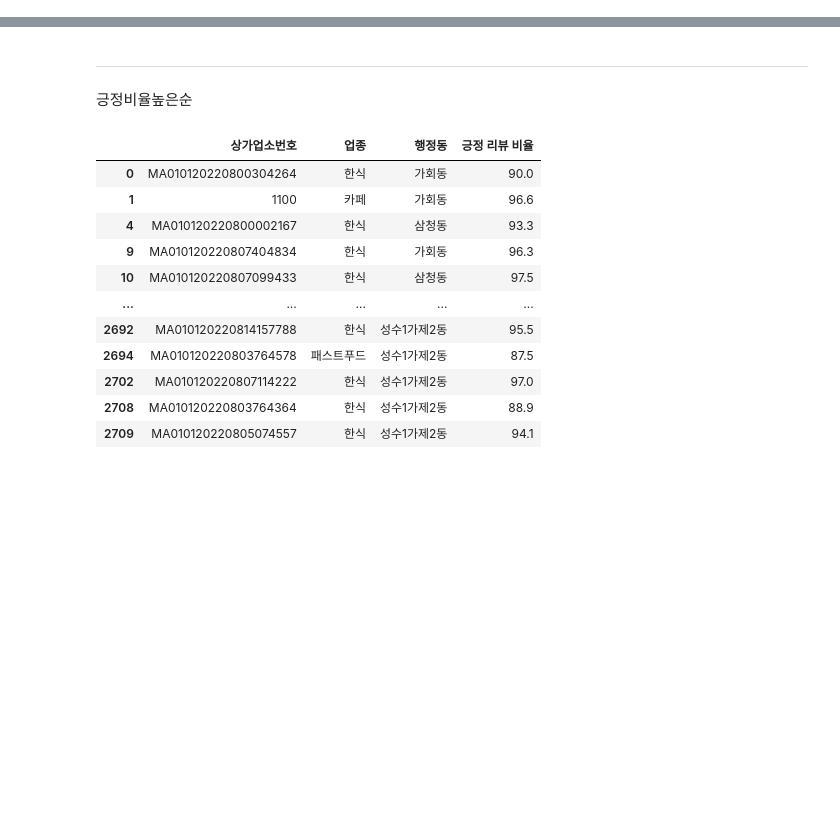
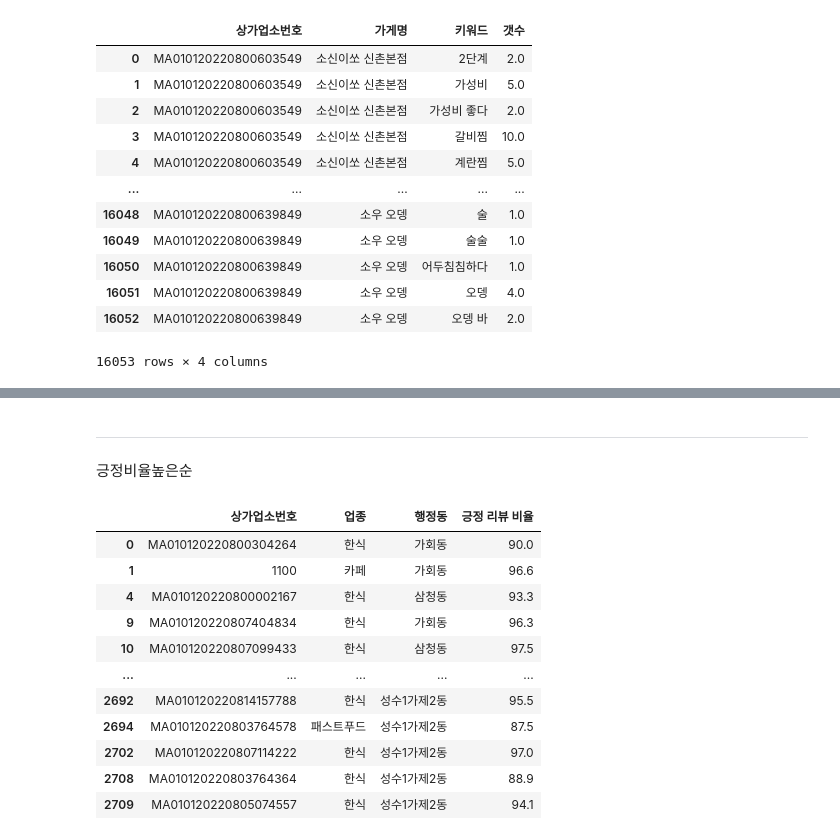
Before and after one commit to TEAM-SMooD/Keyword_Extraction, a Jupyter notebook: total_keyword.ipynb, the cells around one changed output, grey strips where cells are left out. Drawn from its saved outputs; the diff is of its cells as text; code cells hidden in the pictures; blank space fills up the shorter version.

```diff
--- a/total_keyword.ipynb
+++ b/total_keyword.ipynb
@@ -9,0 +40,18 @@ bukchon1_1 = pd.read_csv('./가게별 키워드 개수/북촌_23년1분기_가
+# %%
+sinchon_info = info[info['행정동'].isin(['신촌동'])][['상가업소번호']].reset_index(drop=True)
+sinchon = pd.merge(sinchon_info, sinchon1, on='상가업소번호', how='left')
+sinchon
+# %% [output]
+|  | 상가업소번호 | 가게명 | 키워드 | 갯수 |
+| 0 | MA010120220800603549 | 소신이쏘 신촌본점 | 2단계 | 2.0 |
+| 1 | MA010120220800603549 | 소신이쏘 신촌본점 | 가성비 | 5.0 |
+| 2 | MA010120220800603549 | 소신이쏘 신촌본점 | 가성비 좋다 | 2.0 |
+| 3 | MA010120220800603549 | 소신이쏘 신촌본점 | 갈비찜 | 10.0 |
+| 4 | MA010120220800603549 | 소신이쏘 신촌본점 | 계란찜 | 5.0 |
+| ... | ... | ... | ... | ... |
+| 16048 | MA010120220800639849 | 소우 오뎅 | 술 | 1.0 |
+| 16049 | MA010120220800639849 | 소우 오뎅 | 술술 | 1.0 |
+| 16050 | MA010120220800639849 | 소우 오뎅 | 어두침침하다 | 1.0 |
+| 16051 | MA010120220800639849 | 소우 오뎅 | 오뎅 | 4.0 |
+| 16052 | MA010120220800639849 | 소우 오뎅 | 오뎅 바 | 2.0 |
+16053 rows × 4 columns
```
Also changed, not shown: parts of 29 cells of this notebook.
